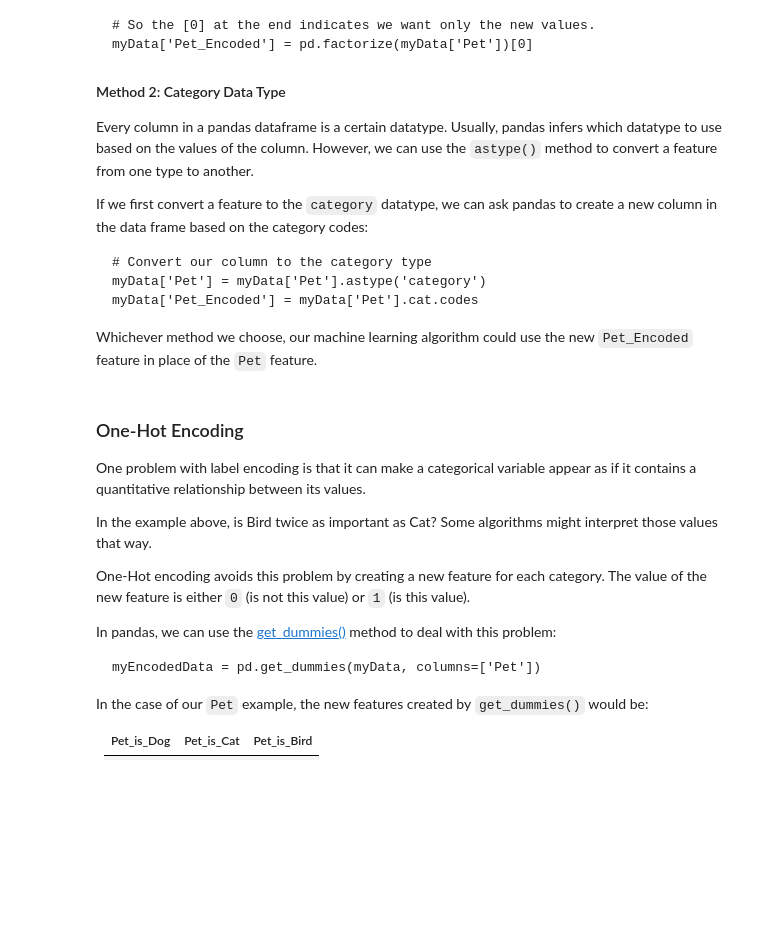
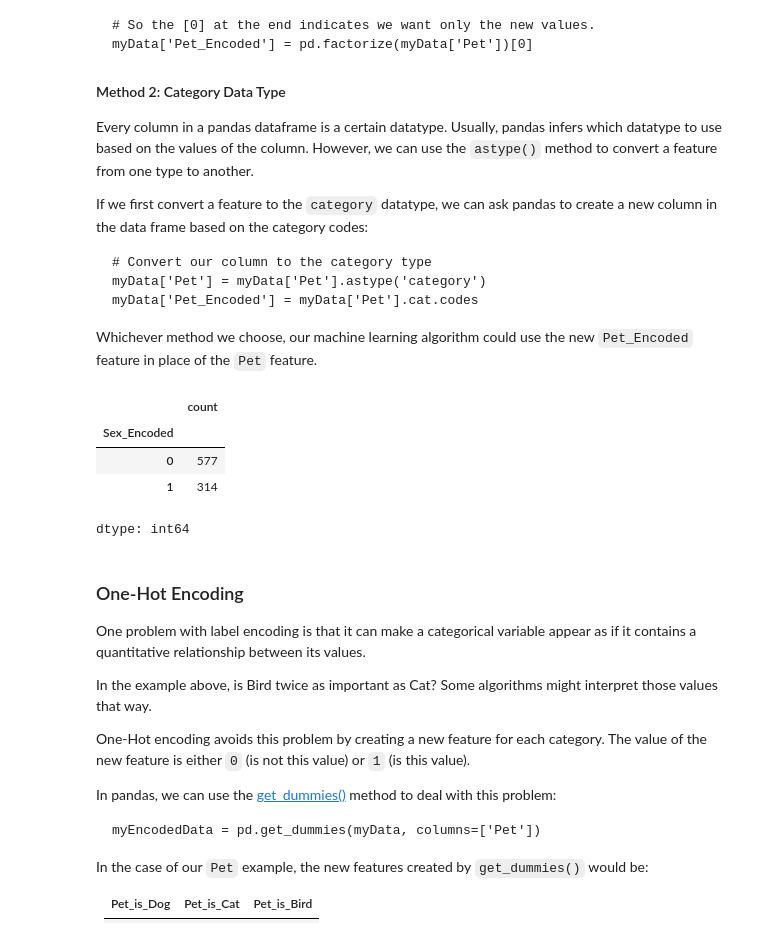
Before and after one commit to dpete0228/CSE450, a Jupyter notebook: notebooks/Exploration_03.ipynb, the cells around one changed output. Saved outputs shown, nothing was run; the diff lists cells and outputs as text; code cells hidden in the pictures; blank space fills up the shorter version.

```diff
--- a/notebooks/Exploration_03.ipynb
+++ b/notebooks/Exploration_03.ipynb
@@ -250,6 +250,14 @@ Whichever method we choose, our machine learning algorithm could use the new `Pe
 # %%
 # Create a new column in the dataset called "Sex_Encoded" containing the
 # label encoded values of the "Sex" column
+titanic['Sex_Encoded'] = pd.factorize(titanic['Sex'])[0]
+titanic['Sex_Encoded'].value_counts()
+# %% [output]
+|  | count |
+| Sex_Encoded |  |
+| 0 | 577 |
+| 1 | 314 |
+dtype: int64
 # %% [markdown]
 ### One-Hot Encoding
 
```
Also changed, not shown: parts of 1 cell of this notebook.
